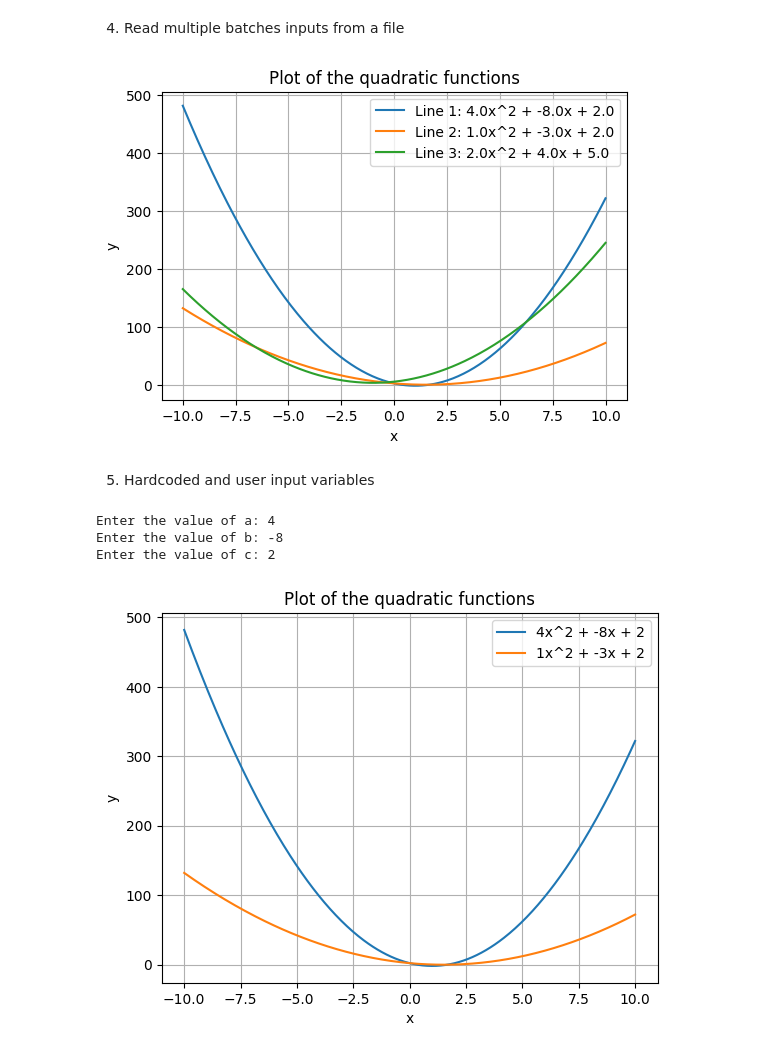
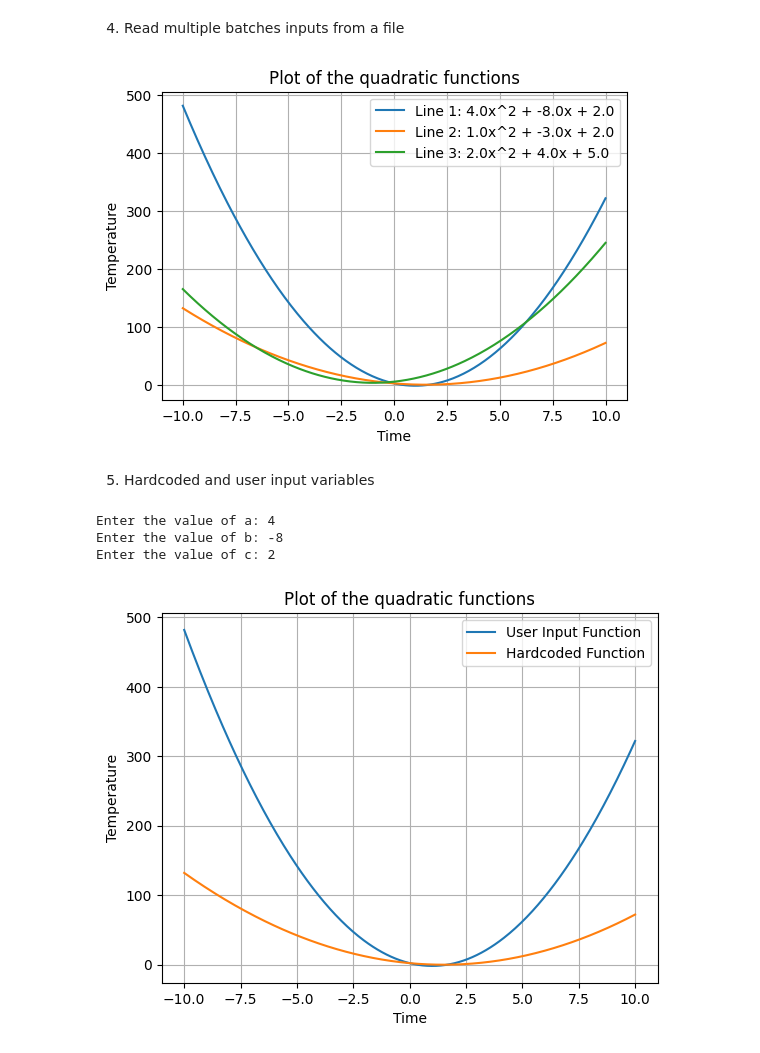
Before and after one commit to VU21CSEN0100477/SoftwareEngineeringlab, a Jupyter notebook: FirstexperimentSE.ipynb, the cells around one changed output. Cells and saved outputs as stored; diff of their text form; code cells hidden in the pictures.

```diff
--- a/FirstexperimentSE.ipynb
+++ b/FirstexperimentSE.ipynb
@@ -78,39 +78,39 @@ with open(files, 'r') as file:
     y = a*x**2 + b*x + c
     plt.plot(x, y, label=f'Line {i+1}: {a}x^2 + {b}x + {c}')
 plt.title('Plot of the quadratic functions')
-plt.xlabel('x')
-plt.ylabel('y')
+plt.xlabel('Time')
+plt.ylabel('Temperature')
 plt.legend()
 plt.grid(True)
 plt.show()
 # %% [output]
-[figure, old version]
+[figure, new version]
 # %% [markdown]
 5) Hardcoded and user input variables
 # %%
 import matplotlib.pyplot as plt
 import numpy as np
 #User Input
 a=int(input("Enter the value of a: "))
 b=int(input("Enter the value of b: "))
 c=int(input("Enter the value of c: "))
 x=np.linspace(-10, 10, 400)
 y1=a*x**2 + b*x + c
-plt.plot(x, y1, label=f'{a}x^2 + {b}x + {c}')
+plt.plot(x, y1, label=f'User Input Function')
 #Hardcoded
 a=1
 b=-3
 c=2
 y2=a*x**2+b*x+c
-plt.plot(x, y2, label=f'{a}x^2 + {b}x + {c}')
+plt.plot(x, y2, label=f'Hardcoded Function')
 plt.title('Plot of the quadratic functions')
-plt.xlabel('x')
-plt.ylabel('y')
+plt.xlabel('Time')
+plt.ylabel('Temperature')
 plt.legend()
 plt.grid(True)
 plt.show()
 # %% [output]
 Enter the value of a: 4
 Enter the value of b: -8
 Enter the value of c: 2
-[figure, old version]
+[figure, new version]
```
Also changed, not shown: parts of 3 cells of this notebook.
